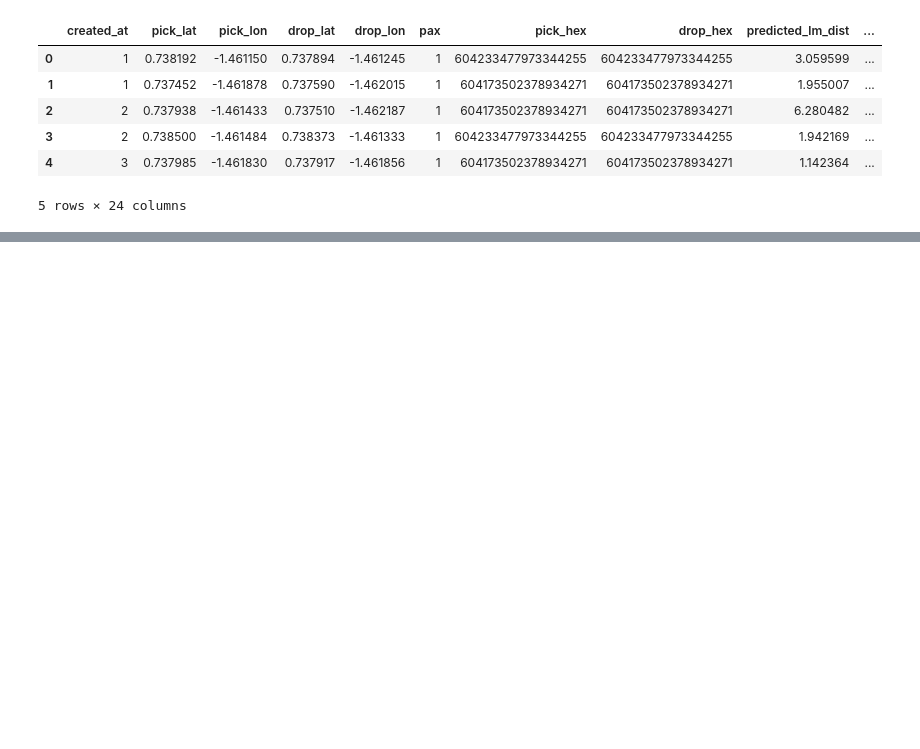
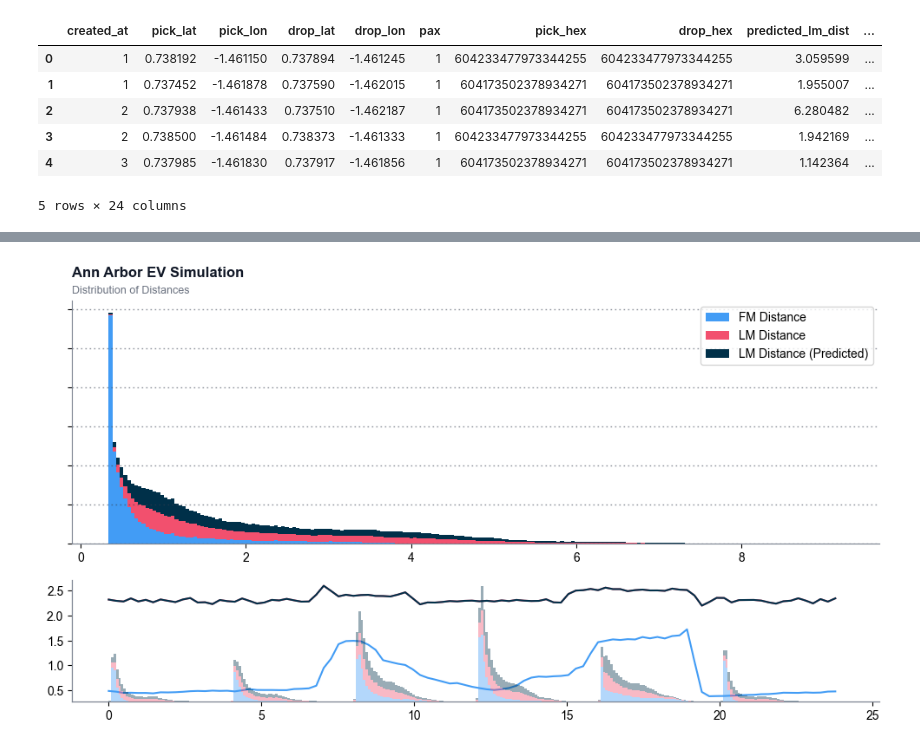
Before and after one commit to BhavyeMathur/av-sim, a Jupyter notebook: semcog.ipynb, the cells around one changed output, grey strips where cells are left out. Cells and saved outputs as stored; diff of their text form; code cells hidden in the pictures; blank space fills up the shorter version.

```diff
--- a/semcog.ipynb
+++ b/semcog.ipynb
@@ -88,22 +135,37 @@ output.head()
 from ev_sim.plot import *
 import matplotlib.pyplot as plt
 
+color1 = "#429cf5"  # blue
+color2 = "#f2506e"  # red
 
-@dataclass
-class SeriesStyling:
-    label: str
-    color: str
+color3 = "#003049"  # darkest blue
 
+color4 = "#d92344"  # darker color2
+color5 = "#054f75"  # lighter color3
+
+color6 = "#e09016"  # orange
+color7 = "#f5cd1d"  # yellow
 
 styles = {
-    "fm_time": SeriesStyling("FM Time", color="#429cf5"),
-    "lm_time": SeriesStyling("LM Time", color="#f2506e"),
-    "response_time": SeriesStyling("Response Time", color="#f5a742"),
+    "fm_time": SeriesStyling("FM Time", color=color1),
+    "lm_time": SeriesStyling("LM Time", color=color2),
+    "response_time": SeriesStyling("Response Time", color=color3),
 
-    "fm_dist": SeriesStyling("FM Distance", color="#429cf5"),
-    "lm_dist": SeriesStyling("LM Distance", color="#f2506e"),
-    "predicted_lm_dist": SeriesStyling("LM Distance (Predicted)", color="#f5a742"),
+    "fm_dist": SeriesStyling("FM Distance", color=color1),
+    "lm_dist": SeriesStyling("LM Distance", color=color2),
+    "predicted_lm_dist": SeriesStyling("LM Distance (Predicted)", color=color3),
 
-    "pick_lat": SeriesStyling("Pickup Latitude", color="#429cf5"),
-    "drop_lat": SeriesStyling("Drop Latitude", color="#f2506e"),
+    "pick_lat": SeriesStyling("Pickup Latitude", color=color1),
+    "drop_lat": SeriesStyling("Drop Latitude", color=color2),
+
+    "n_dead": SeriesStyling("Dead", color="#fff"),
+    "n_idle": SeriesStyling("Idle", color=color1),
+    "n_fm": SeriesStyling("First Mile", color=color2),
+    "n_wait": SeriesStyling("Waiting", color=color4),
+    "n_lm": SeriesStyling("Last Mile", color=color5),
+    "n_drop": SeriesStyling("Dropping", color=color3),
+    "n_service": SeriesStyling("Service", color=color6),
+    "n_charge": SeriesStyling("Charging", color=color7),
+
+    "completed": SeriesStyling("Completed", color=color3),
 }
@@ -194,0 +202,5 @@ plot_evolving_histograms(output[["fm_dist", "lm_dist", "predicted_lm_dist"]] / 6
+# %%
+plot_evolving_histograms(output[["fm_dist", "lm_dist", "predicted_lm_dist"]] / 1.68, output["start_at"] / 3600, styles,
+                         title="Ann Arbor EV Simulation", subtitle="Distribution of Distances", k=6)
+# %% [output]
+[figure, added]
```
Also changed, not shown: parts of 9 cells of this notebook, 14 other files.
